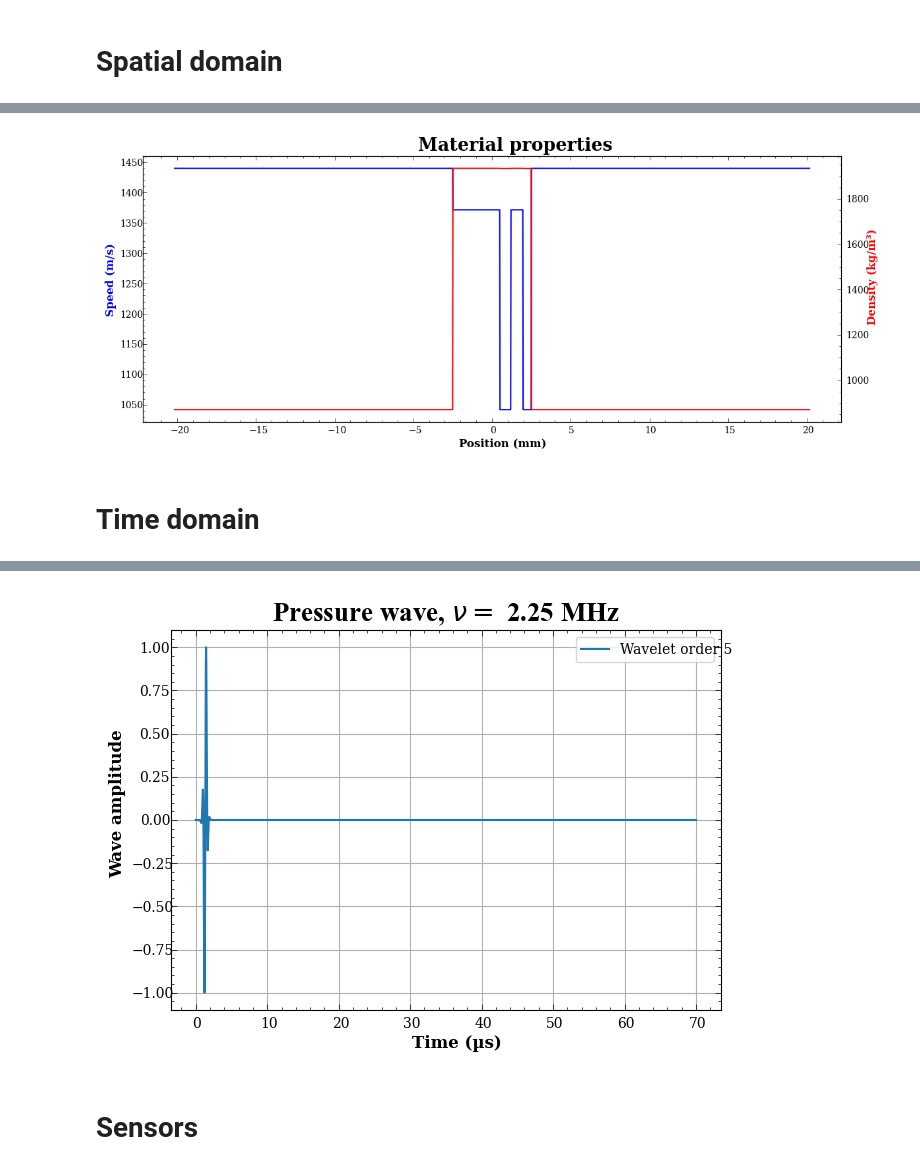
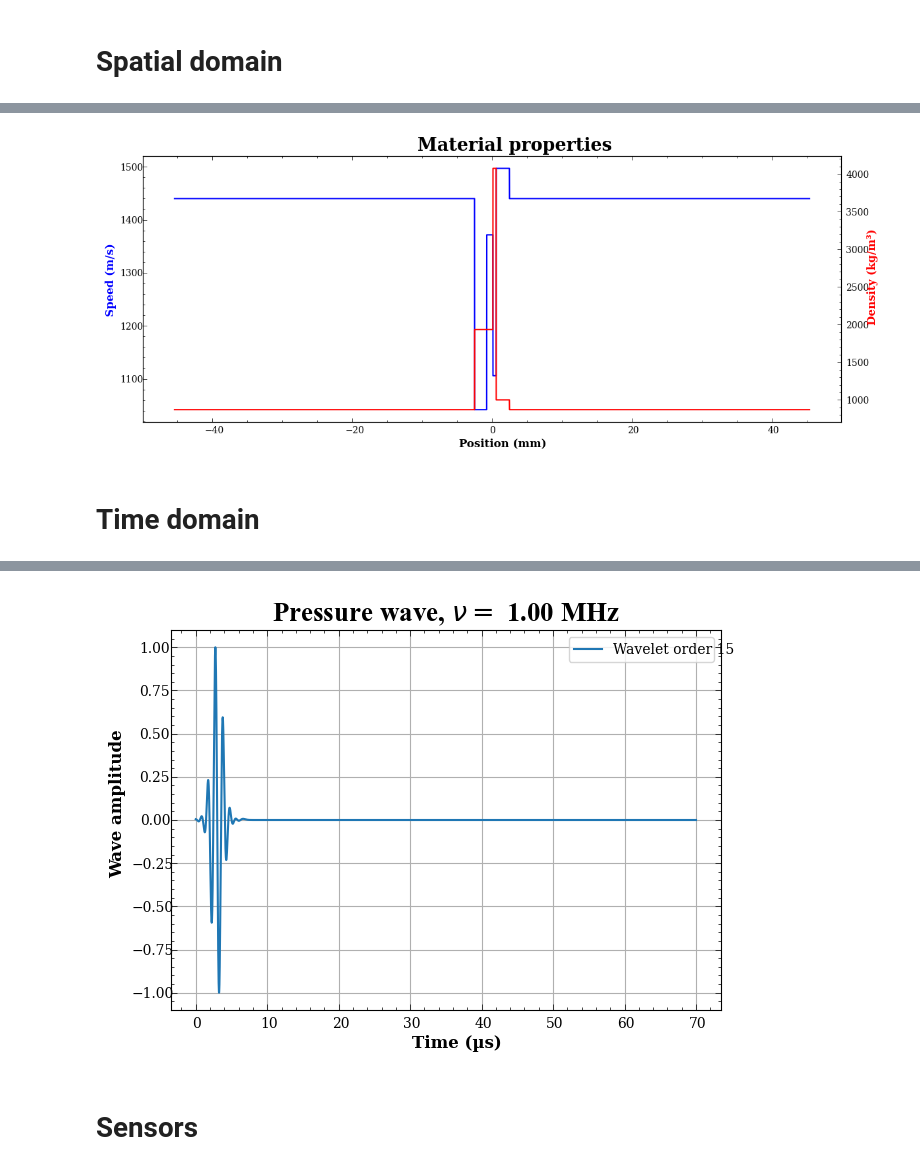
Before and after one commit to feasible-io/smaddali-utils, a Jupyter notebook: scattering/smatrix-jwave.ipynb, the cells around one changed output, grey strips where cells are left out. Drawn from its saved outputs; the diff is of its cells as text; code cells hidden in the pictures.

```diff
--- a/scattering/smatrix-jwave.ipynb
+++ b/scattering/smatrix-jwave.ipynb
@@ -42,7 +42,7 @@ Ideally, you shouldn't have to change anything outside the following cell.
 soc = 0.3 # state of charge
 domain_size_lam = 15 # in terms of number of pulse wavelengths
 padding_fraction = 0.1
-num_points_along_largest_dimension = 2000
+num_points_along_largest_dimension = 5000
 cfl = 0.3 # Courant factor
 
 materials = [ 'oil', 'steel', 'roll', 'anode', 'electrolyte', 'cathode', 'core' ]
@@ -51,13 +51,15 @@ densities = [ 870., 7850., 1933.949, (1.-soc)*1909. + soc*1994., 1000., (1.-soc)
 
 stack_thickness = 5.e-3
 # stack_definition = [ 0, 2, 3, 2, 3, 2, 3, 0 ]
-stack_definition = [ 0, 3, 0 ]
+# stack_definition = [ 0, 1, 0 ]
 # stack_definition = [ 0, 3, 2, 3, 2, 0 ]
+stack_definition = [ 0, 2, 3, 5, 4, 0 ]
+
 
 field = 'pressure' # physical field to simulate, options are 'pressure' and 'velocity'
-pulse_frequency = 2.25e6 # Hz
+pulse_frequency = 1.e6 # Hz
 simulation_time = 70.e-6 # seconds
-pulse_order = 5
+pulse_order = 15
 
 pulse_spatial_location = -17.5e-3
 
@@ -173,7 +179,7 @@ with plt.style.context( '~/Templates/custom.mplstyle' ):
     plt.title( 'Material properties' )
     plt.tight_layout()
 # %% [output]
-[figure, old version]
+[figure, new version]
 # %%
 domain = Domain( ( x_grid.size, ), dx=( float( dx ), ) )
 speed_field = FourierSeries( jnp.expand_dims( speed_map, axis=-1 ), domain=domain )
@@ -201,15 +207,15 @@ logger.info( f'Sample points per period: {period/time_axis.dt:.2f}' )
 t = time_axis.dt * np.arange( int( time_axis.Nt ) )
 
 # craft a pulse of the correct frquency
-test_spread = period/4.
+test_spread = 1.e-6
 pulse_location = 3. * period # this is a bit of trial and error
 t_shift = t - pulse_location
 chi = t_shift / test_spread
-test_pulse = pulse.MysteryPulse( chi, 0., 1., order=pulse_order )
-peaks = spsig.find_peaks( test_pulse )[0] # peak locations only
-T = ( t_shift[ peaks[1:] ] - t_shift[ peaks[:-1] ] ).mean()
-new_spread = test_spread * ( period / T )
-init = pulse.MysteryPulse( t_shift, 0., new_spread, order=pulse_order ) # this is the final pulse of desired frequency
+test_pulse = pulse.MysteryPulse( t, pulse_location, test_spread, order=pulse_order )
+peaks = spsig.find_peaks( test_pulse, prominence=np.abs( test_pulse ).max()/20. )[0] # peak locations only
+T = ( t[ peaks[1:] ] - t[ peaks[:-1] ] ).mean()
+new_spread = test_spread * ( period/T )
+init = pulse.MysteryPulse( t, pulse_location, new_spread, order=pulse_order ) # this is the final pulse of desired frequency
 init /= init.max()
 
 with plt.style.context( '~/Templates/custom.mplstyle' ):
@@ -236,4 +242,4 @@ sources = Sources(
-[figure, old version]
+[figure, new version]
 # %% [markdown]
 # Sensors
 # %%
```
Also changed, not shown: parts of 14 cells of this notebook, 3 other files.
